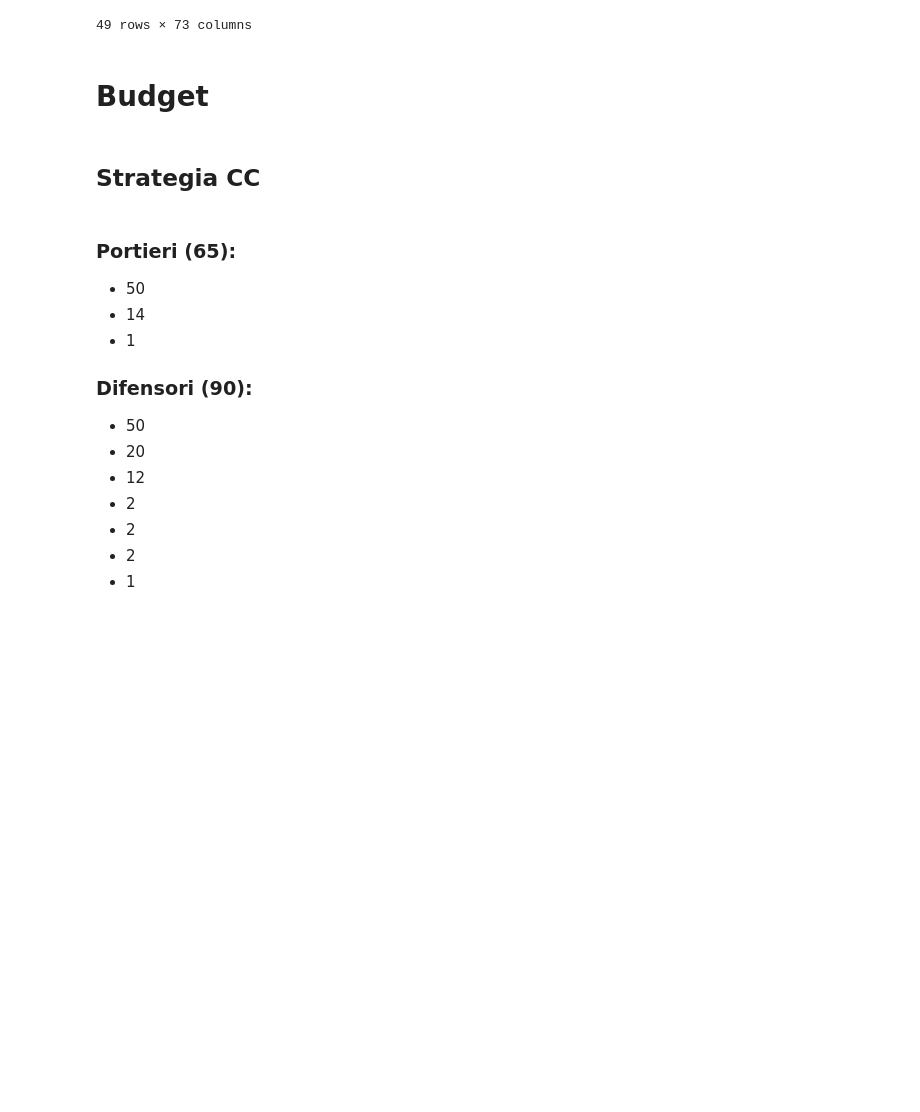
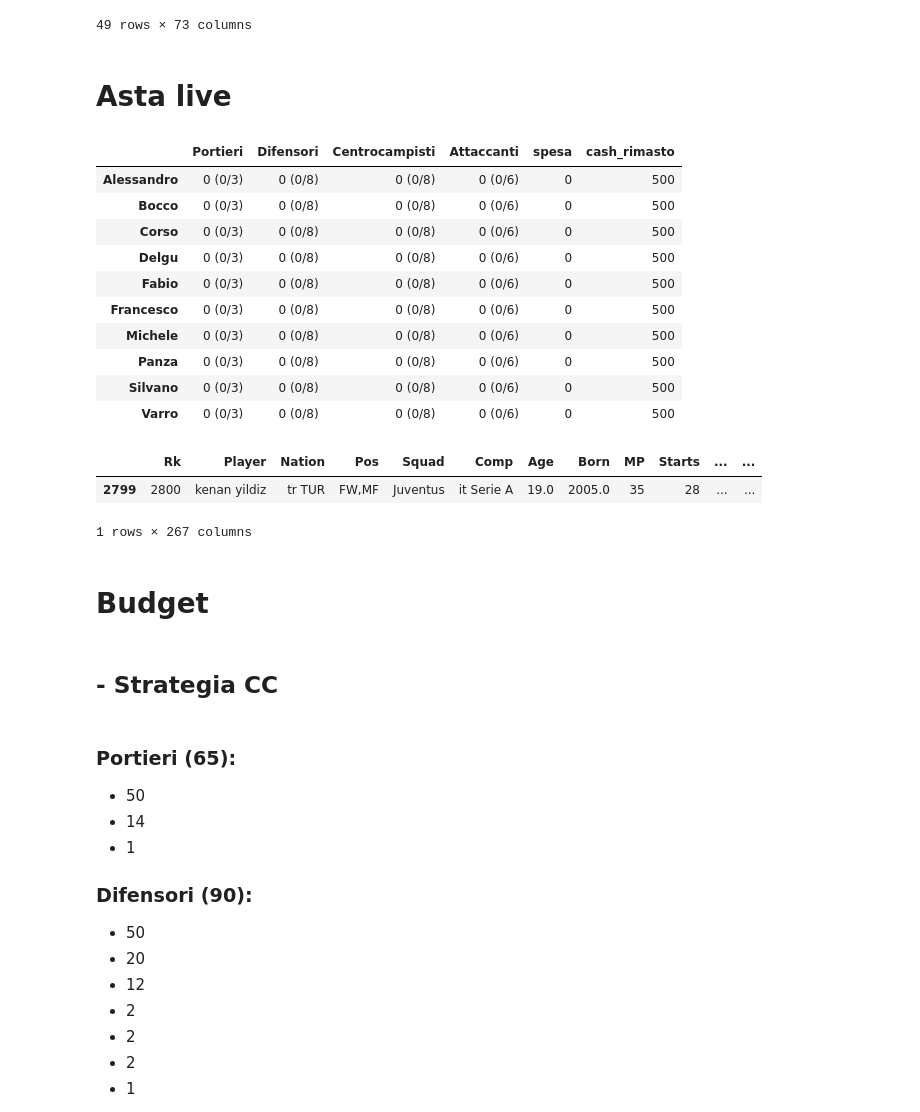
Before and after one commit to GianlucaPanzani/FantacalcioApp26-27, a Jupyter notebook: analyzer.ipynb, the cells around one changed output. Saved outputs shown, nothing was run; the diff lists cells and outputs as text; code cells hidden in the pictures; blank space fills up the shorter version.

Commit message:
Asta live

```diff
--- a/analyzer.ipynb
+++ b/analyzer.ipynb
@@ -524,7 +474,46 @@ p_weights = {
+# %% [markdown]
+# Asta live
+# %%
+# Compute the cost of the players bought
+for nome, acquisti in players_bought.items():
+    for ruolo, giocatori in acquisti.items():
+        spesa = 0
+        n_players = 0
+        try:
+            for giocatore, prezzo in giocatori:
+                spesa += prezzo
+                n_players += 1
+        except:
+            pass
+        spesa_per_ruolo[nome][ruolo] = f'{spesa} ({n_players}/{tot_per_ruolo[ruolo]})'
+        spesa_per_ruolo[nome]['spesa'] += spesa
+    spesa_per_ruolo[nome]['cash_rimasto'] = budget - spesa_per_ruolo[nome]['spesa']
+
+# Create the DataFrame for the players bought
+df_spesa = pd.DataFrame(spesa_per_ruolo).T
+df_spesa
+# %% [output]
+|  | Portieri | Difensori | Centrocampisti | Attaccanti | spesa | cash_rimasto |
+| Alessandro | 0 (0/3) | 0 (0/8) | 0 (0/8) | 0 (0/6) | 0 | 500 |
+| Bocco | 0 (0/3) | 0 (0/8) | 0 (0/8) | 0 (0/6) | 0 | 500 |
+| Corso | 0 (0/3) | 0 (0/8) | 0 (0/8) | 0 (0/6) | 0 | 500 |
+| Delgu | 0 (0/3) | 0 (0/8) | 0 (0/8) | 0 (0/6) | 0 | 500 |
+| Fabio | 0 (0/3) | 0 (0/8) | 0 (0/8) | 0 (0/6) | 0 | 500 |
+| Francesco | 0 (0/3) | 0 (0/8) | 0 (0/8) | 0 (0/6) | 0 | 500 |
+| Michele | 0 (0/3) | 0 (0/8) | 0 (0/8) | 0 (0/6) | 0 | 500 |
+| Panza | 0 (0/3) | 0 (0/8) | 0 (0/8) | 0 (0/6) | 0 | 500 |
+| Silvano | 0 (0/3) | 0 (0/8) | 0 (0/8) | 0 (0/6) | 0 | 500 |
+| Varro | 0 (0/3) | 0 (0/8) | 0 (0/8) | 0 (0/6) | 0 | 500 |
+# %%
+players2024[players2024['Player'].str.contains('diz', na=False)]
+# %% [output]
+|  | Rk | Player | Nation | Pos | Squad | Comp | Age | Born | MP | Starts | ... | ... |
+| 2799 | 2800 | kenan yildiz | tr TUR | FW,MF | Juventus | it Serie A | 19.0 | 2005.0 | 35 | 28 | ... | ... |
+1 rows × 267 columns
 # %% [markdown]
 # Budget
 # %% [markdown]
-## Strategia CC
+## - Strategia CC
 # %% [markdown]
 ### Portieri (65):
 - 50
```
Also changed, not shown: parts of 16 cells of this notebook.
